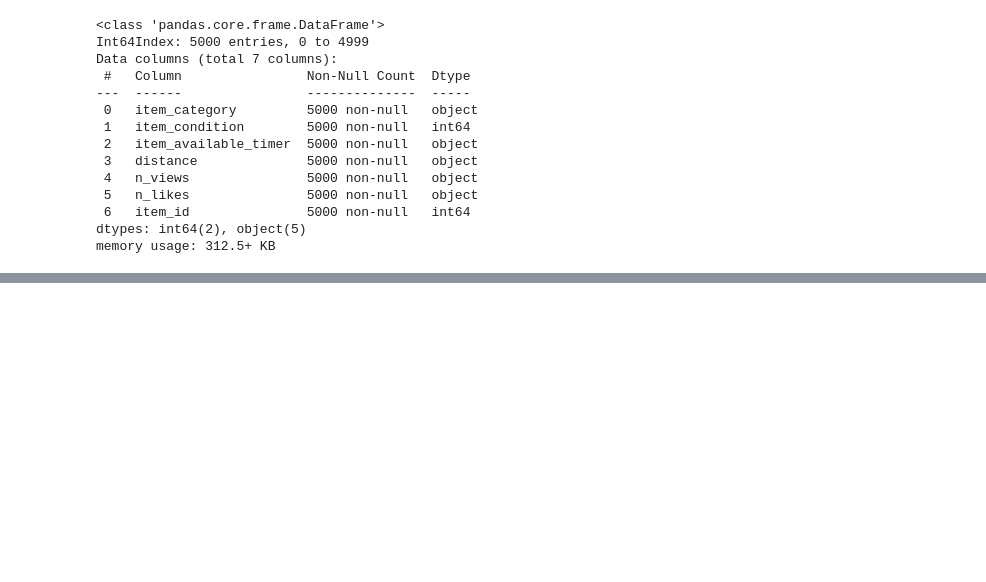
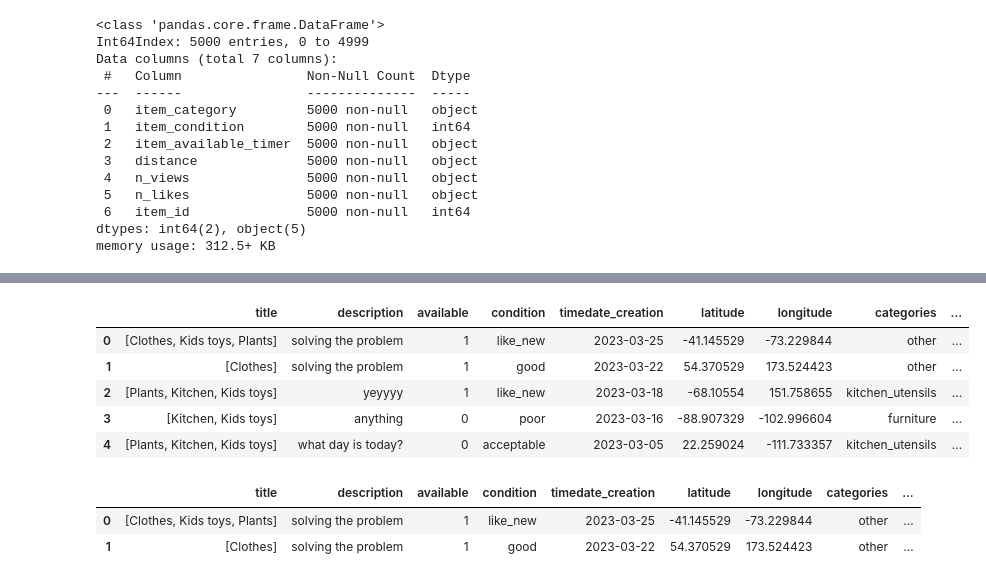
Before and after one commit to TechLabs-Berlin/wt23-geofree, a Jupyter notebook: machine_learning/mock_datasets-classif-reco.ipynb, the cells around one changed output, grey strips where cells are left out. Cells and saved outputs as stored; diff of their text form; code cells hidden in the pictures; blank space fills up the shorter version.

Commit message:
updates function for recommendation and removes outdated data

```diff
--- a/machine_learning/mock_datasets-classif-reco.ipynb
+++ b/machine_learning/mock_datasets-classif-reco.ipynb
@@ -583,0 +706,17 @@ new_data.head()
+# %%
+reco_df= pd.DataFrame(data_recommendation(num_reco_records)).transpose()
+reco_df.head()
+# %% [output]
+|  | title | description | available | condition | timedate_creation | latitude | longitude | categories | ... |
+| 0 | [Clothes, Kids toys, Plants] | solving the problem | 1 | like_new | 2023-03-25 | -41.145529 | -73.229844 | other | ... |
+| 1 | [Clothes] | solving the problem | 1 | good | 2023-03-22 | 54.370529 | 173.524423 | other | ... |
+| 2 | [Plants, Kitchen, Kids toys] | yeyyyy | 1 | like_new | 2023-03-18 | -68.10554 | 151.758655 | kitchen_utensils | ... |
+| 3 | [Kitchen, Kids toys] | anything | 0 | poor | 2023-03-16 | -88.907329 | -102.996604 | furniture | ... |
+| 4 | [Plants, Kitchen, Kids toys] | what day is today? | 0 | acceptable | 2023-03-05 | 22.259024 | -111.733357 | kitchen_utensils | ... |
+# %%
+reco_df.head(2)
+# reco_df.info()
+# %% [output]
+|  | title | description | available | condition | timedate_creation | latitude | longitude | categories | ... |
+| 0 | [Clothes, Kids toys, Plants] | solving the problem | 1 | like_new | 2023-03-25 | -41.145529 | -73.229844 | other | ... |
+| 1 | [Clothes] | solving the problem | 1 | good | 2023-03-22 | 54.370529 | 173.524423 | other | ... |
```
Also changed, not shown: parts of 24 cells of this notebook, 12 other files.
